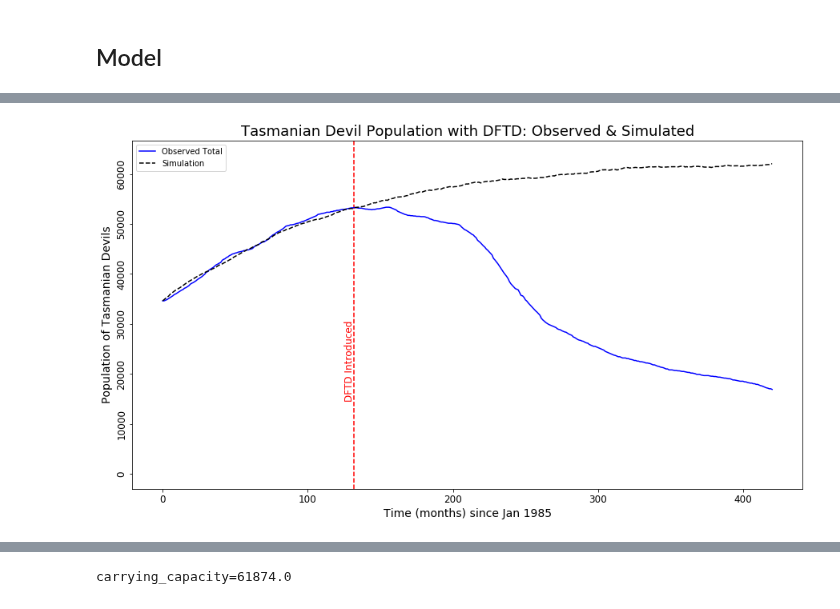
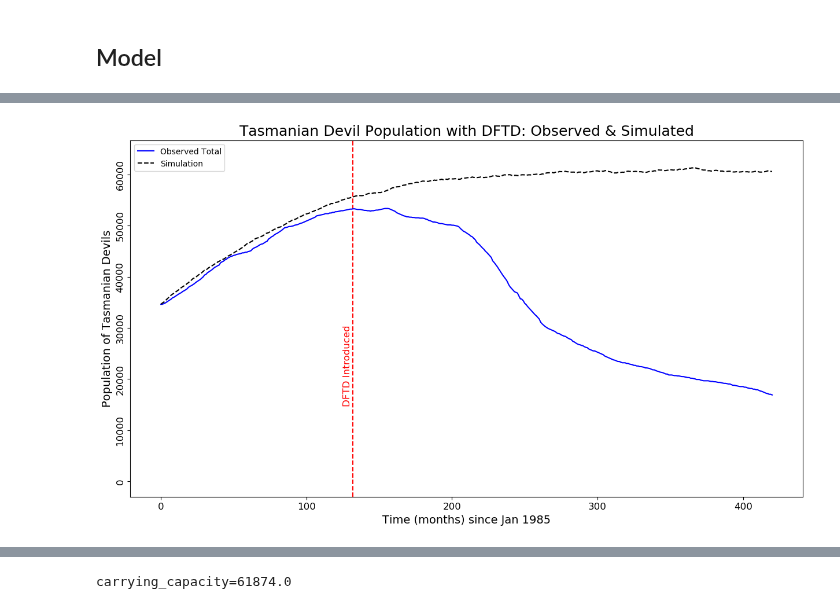
Before and after one commit to StochSS/devils_dftd_modeling, a Jupyter notebook: Devils Experiment Parameter Approxamation.ipynb, the cells around one changed output, grey strips where cells are left out. Cells and saved outputs as stored; diff of their text form; code cells hidden in the pictures.

```diff
--- a/Devils Experiment Parameter Approxamation.ipynb
+++ b/Devils Experiment Parameter Approxamation.ipynb
@@ -74,7 +75,7 @@ class DevilsPreVaccination(Model):
         # Parameters
         birth_rate = Parameter(name="birth_rate", expression=values['birth_rate'])
         carrying_capacity = Parameter(name="carrying_capacity", expression=int(max(devil_pop)*1.16))
-        print("carrying_capacity={0}".format(carrying_capacity.value))
+        #print("carrying_capacity={0}".format(carrying_capacity.value))
         death_rate_susceptible = Parameter(name="death_rate_susceptible",expression=values['death_rate_susceptible'])
         death_rate_susceptible2 = Parameter(name="death_rate_susceptible2",expression=values['death_rate_susceptible2'])
         death_rate_infected = Parameter(name="death_rate_infected", expression=values['death_rate_infected'])
@@ -119,21 +120,25 @@ class DevilsPreVaccination(Model):
             reactants={'Juvenile': 1}, products={'Susceptible': 1},
             propensity_function="Juvenile * maturity_rate"
         )
+        self.add_reaction([Birth1, Mature])
+
+
+
         Death_Juvenile = Reaction(name="Death_Juvenile",
             reactants={'Juvenile': 1, 'Devils': 1}, products={},
             propensity_function="death_rate_juvenile * Juvenile"
         )
-        self.add_reaction([Birth1, Mature, Death_Juvenile])
-
-
-
+        Death_Juvenile2 = Reaction(name="Death_Juvenile2",
+            reactants={'Juvenile': 1, 'Devils': 1}, products={},
+            propensity_function="death_rate_susceptible2*(Juvenile)*(Devils-1)"
+        )
         Death_Susceptible = Reaction(name="Death_Susceptible",
             reactants={'Susceptible': 1, 'Devils': 1}, products={},
             propensity_function="death_rate_susceptible* Susceptible"
         )
         Death_Susceptible2 = Reaction(name="Death_Susceptible2",
             reactants={'Susceptible': 1, 'Devils': 1}, products={},
-            propensity_function="death_rate_susceptible2*(Susceptible)*(Susceptible+Exposed+Infected-1)"
+            propensity_function="death_rate_susceptible2*(Susceptible)*(Devils-1)"
         )
         Death_Infected = Reaction(name="Death_Infected",
             reactants={'Infected': 1, 'Devils': 1}, products={},
@@ -141,7 +146,7 @@ class DevilsPreVaccination(Model):
         )
         Death_Infected2 = Reaction(name="Death_Infected2",
             reactants={'Susceptible': 1, 'Devils': 1}, products={},
-            propensity_function="death_rate_susceptible2*(Infected)*(Susceptible+Exposed+Infected-1)"
+            propensity_function="death_rate_susceptible2*(Infected)*(Devils-1)"
         )
         Death_Exposed = Reaction(name="Death_Exposed",
             reactants={'Devils': 1, 'Exposed': 1}, products={},
@@ -149,9 +154,10 @@ class DevilsPreVaccination(Model):
         )
         Death_Exposed2 = Reaction(name="Death_Exposed2",
             reactants={'Devils': 1, 'Exposed': 1}, products={},
-            propensity_function="death_rate_susceptible2*(Exposed)*(Susceptible+Exposed+Infected-1)"
+            propensity_function="death_rate_susceptible2*(Exposed)*(Devils-1)"
         )
-        self.add_reaction([Death_Susceptible, Death_Susceptible2,
+        self.add_reaction([Death_Juvenile, Death_Juvenile2,
+                           Death_Susceptible, Death_Susceptible2,
                            Death_Exposed, Death_Exposed2,
                            Death_Infected, Death_Infected2,])
 
@@ -210,4 +193,19 @@ Wall time: 3.35 s
 # %%
+model = DevilsPreVaccination(values = {
+    "juvenile_concentration": 0.45,
+    "infected_concentration": 2.8888e-05,
+    "birth_rate": 0.055, #0.027  #1st order birth
+    "latency": 27.39,
+    "infection_rate": 0.48,
+    "maturity_rate": 0.04167,
+    "death_rate_juvenile": 0.005,
+    "death_rate_susceptible": 0.02335,
+    "death_rate_susceptible2": 2.325e-7,# 8.25e-7,
+    "death_rate_infected": 0.044,
+})
+#model = DevilsPreVaccination()
+%time result = model.run(solver=SSACSolver)
+
 plt.figure(figsize=[15, 8])
 plt.title("Tasmanian Devil Population with DFTD: Observed & Simulated", fontsize=18)
 plt.xlabel(f"Time (months) since {dates[0]}", fontsize=14)
@@ -220,4 +218,5 @@ plt.yticks(fontsize=12, rotation="vertical", va="center")
 plt.plot(range(len(devil_pop)), devil_pop, 'b', label='Observed Total')
 plt.plot(result[0]['Devils'],'--k', label="Simulation")
 _ = plt.legend(loc='best')
+print(f"Devils {result[0]['Devils'][-1]}")
 # %% [output]
@@ -224,4 +226,4 @@ _ = plt.legend(loc='best')
-[figure, old version]
+[figure, new version]
 # %%
 result.plotplotly()
 # %% [output]
```
Also changed, not shown: parts of 25 cells of this notebook.
